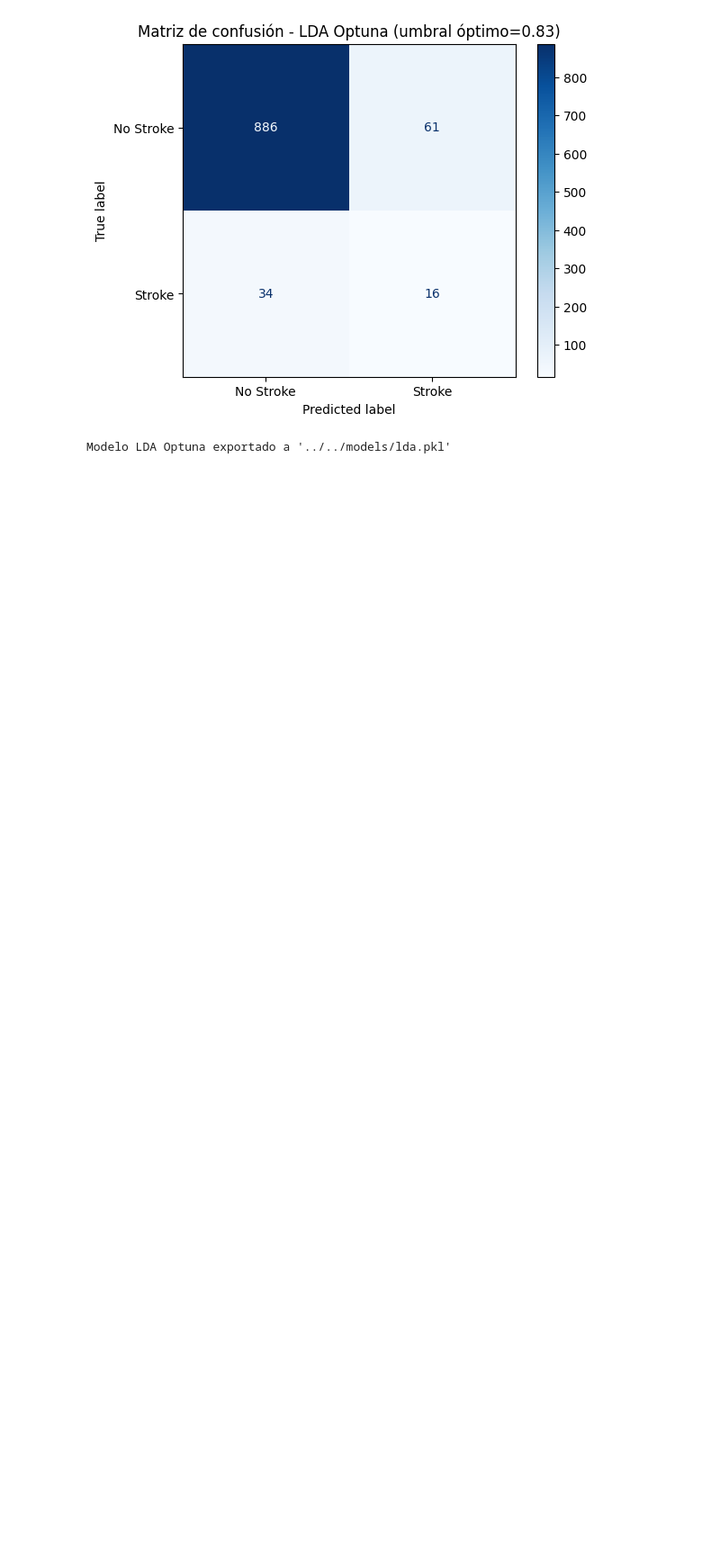
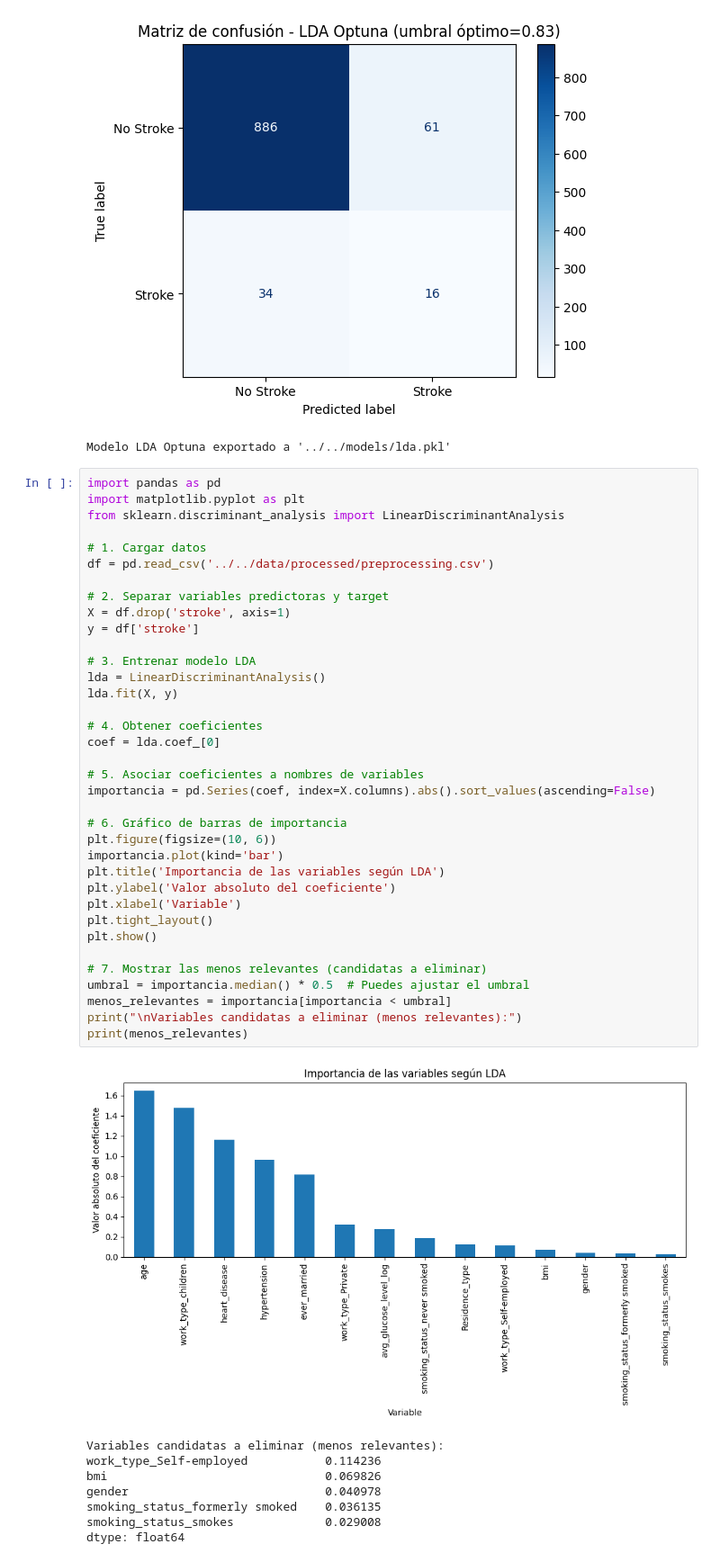
Before and after one commit to Bootcamp-IA-P4/data_scientist_g3, a Jupyter notebook: notebooks/modeling/lda.ipynb, the cells around one changed output. Shown at 90% size. Cells and saved outputs as stored; diff of their text form; blank space fills up the shorter version.

```diff
--- a/notebooks/modeling/lda.ipynb
+++ b/notebooks/modeling/lda.ipynb
@@ -2442,3 +2442,48 @@ Umbral óptimo en validación (max F1): 0.835
 [figure]
 [figure]
 Modelo LDA Optuna exportado a '../../models/lda.pkl'
+# %%
+import pandas as pd
+import matplotlib.pyplot as plt
+from sklearn.discriminant_analysis import LinearDiscriminantAnalysis
+
+# 1. Cargar datos
+df = pd.read_csv('../../data/processed/preprocessing.csv')
+
+# 2. Separar variables predictoras y target
+X = df.drop('stroke', axis=1)
+y = df['stroke']
+
+# 3. Entrenar modelo LDA
+lda = LinearDiscriminantAnalysis()
+lda.fit(X, y)
+
+# 4. Obtener coeficientes
+coef = lda.coef_[0]
+
+# 5. Asociar coeficientes a nombres de variables
+importancia = pd.Series(coef, index=X.columns).abs().sort_values(ascending=False)
+
+# 6. Gráfico de barras de importancia
+plt.figure(figsize=(10, 6))
+importancia.plot(kind='bar')
+plt.title('Importancia de las variables según LDA')
+plt.ylabel('Valor absoluto del coeficiente')
+plt.xlabel('Variable')
+plt.tight_layout()
+plt.show()
+
+# 7. Mostrar las menos relevantes (candidatas a eliminar)
+umbral = importancia.median() * 0.5  # Puedes ajustar el umbral
+menos_relevantes = importancia[importancia < umbral]
+print("\nVariables candidatas a eliminar (menos relevantes):")
+print(menos_relevantes)
+# %% [output]
+[figure, added]
+Variables candidatas a eliminar (menos relevantes):
+work_type_Self-employed           0.114236
+bmi                               0.069826
+gender                            0.040978
+smoking_status_formerly smoked    0.036135
+smoking_status_smokes             0.029008
+dtype: float64
```
Also changed, not shown: parts of 1 cell of this notebook, 15 other files.
